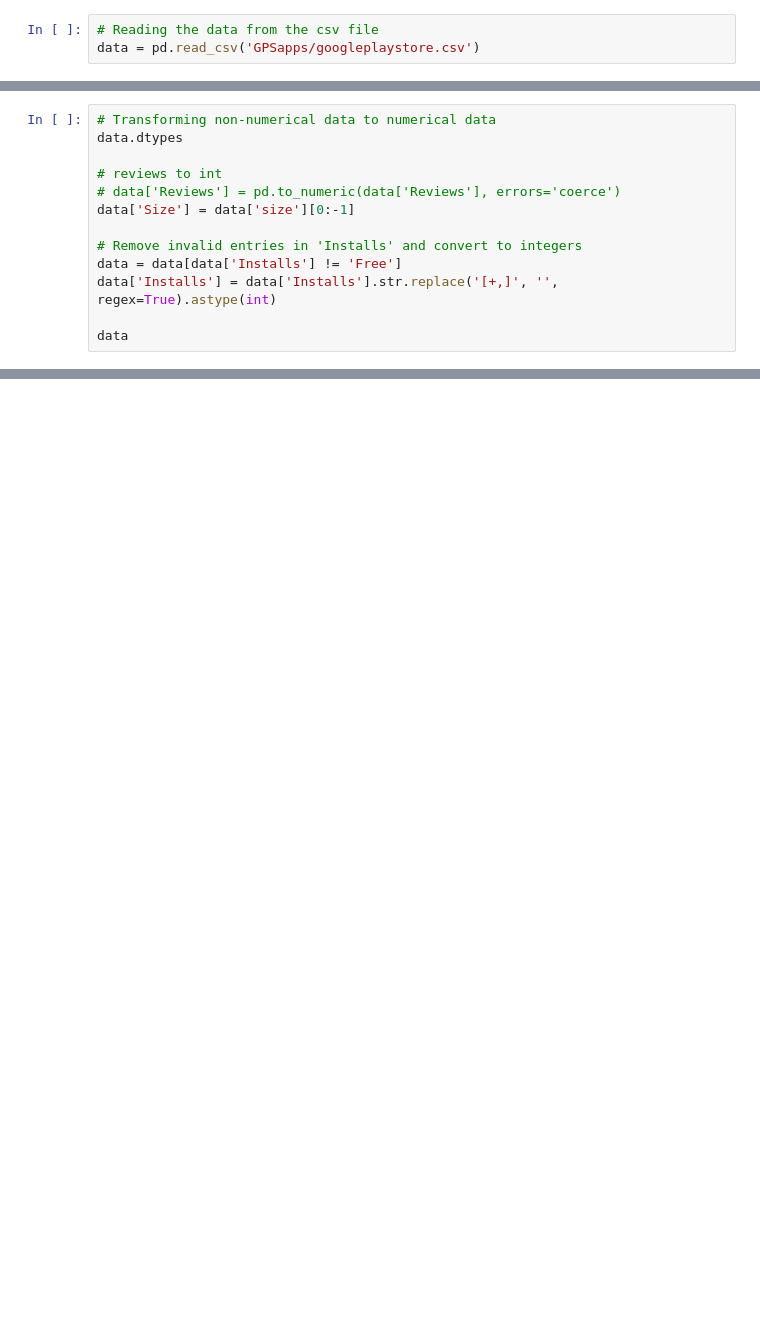
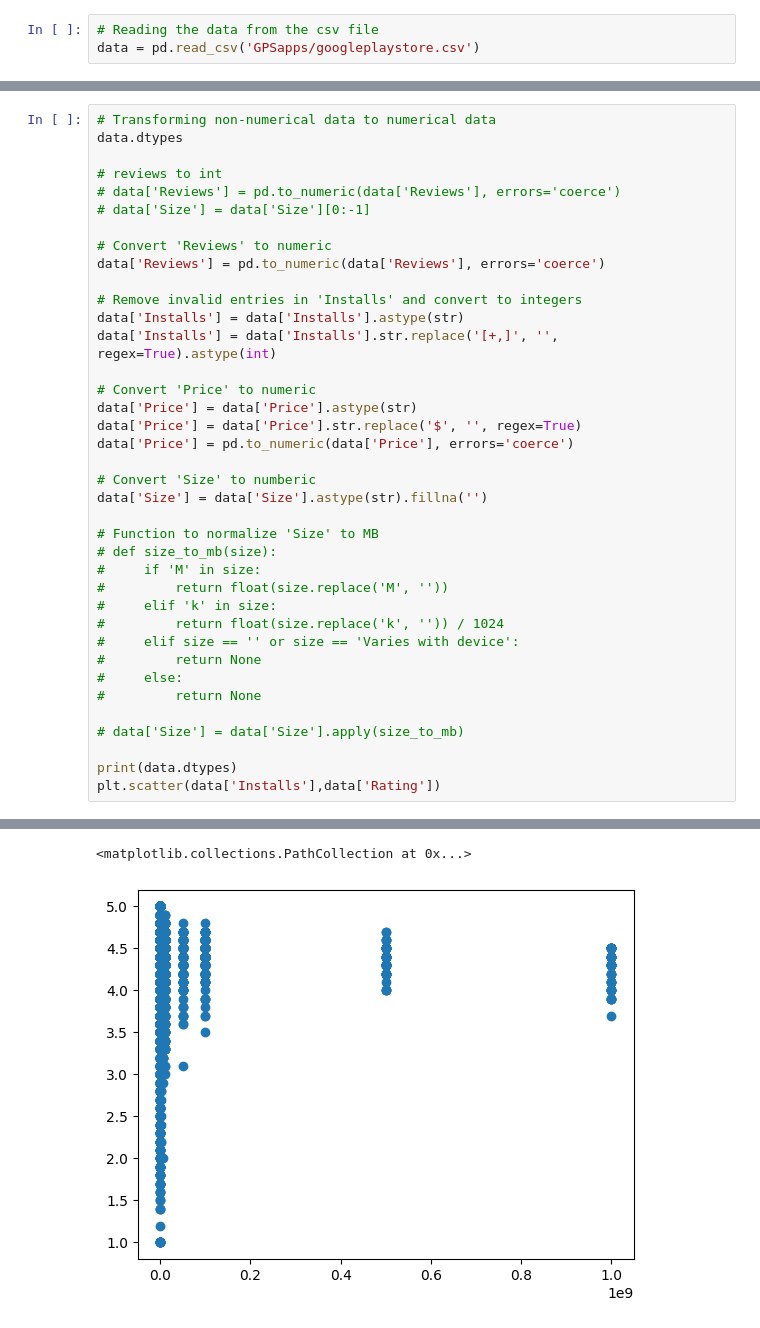
Before and after one commit to MiaZakiee/Applied-AI-Final-Project, a Jupyter notebook: yawa.ipynb, the cells around one changed output, grey strips where cells are left out. Cells and saved outputs as stored; diff of their text form; blank space fills up the shorter version.

```diff
--- a/yawa.ipynb
+++ b/yawa.ipynb
@@ -29,13 +36,38 @@ data.dtypes
 
 # reviews to int
 # data['Reviews'] = pd.to_numeric(data['Reviews'], errors='coerce')
-data['Size'] = data['size'][0:-1]
+# data['Size'] = data['Size'][0:-1]
+
+# Convert 'Reviews' to numeric
+data['Reviews'] = pd.to_numeric(data['Reviews'], errors='coerce')
 
 # Remove invalid entries in 'Installs' and convert to integers
-data = data[data['Installs'] != 'Free']
+data['Installs'] = data['Installs'].astype(str)
 data['Installs'] = data['Installs'].str.replace('[+,]', '', regex=True).astype(int)
 
-data
+# Convert 'Price' to numeric
+data['Price'] = data['Price'].astype(str)
+data['Price'] = data['Price'].str.replace('$', '', regex=True)
+data['Price'] = pd.to_numeric(data['Price'], errors='coerce')
+
+# Convert 'Size' to numberic
+data['Size'] = data['Size'].astype(str).fillna('')
+
+# Function to normalize 'Size' to MB
+# def size_to_mb(size):
+#     if 'M' in size:
+#         return float(size.replace('M', ''))
+#     elif 'k' in size:
+#         return float(size.replace('k', '')) / 1024
+#     elif size == '' or size == 'Varies with device':
+#         return None
+#     else:
+#         return None
+
+# data['Size'] = data['Size'].apply(size_to_mb)
+
+print(data.dtypes)
+plt.scatter(data['Installs'],data['Rating'])
 # %% [output]
 App                object
 Category           object
@@ -48,6 +80,8 @@ Price              object
 Content Rating     object
 Genres             object
 Last Updated       object
 Current Ver        object
 Android Ver        object
 dtype: object
+<matplotlib.collections.PathCollection at 0x...>
+[figure, added]
```
Also changed, not shown: parts of 6 cells of this notebook.
